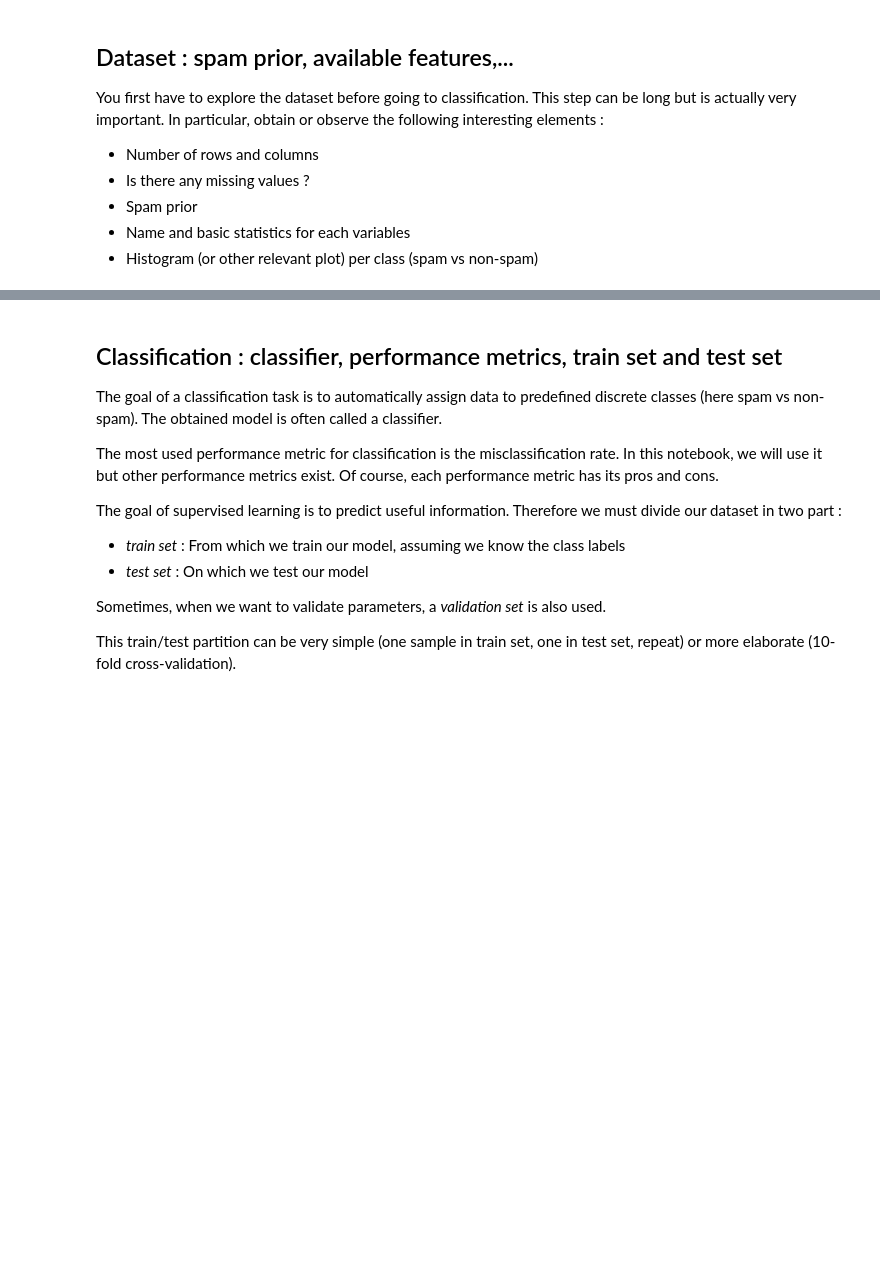
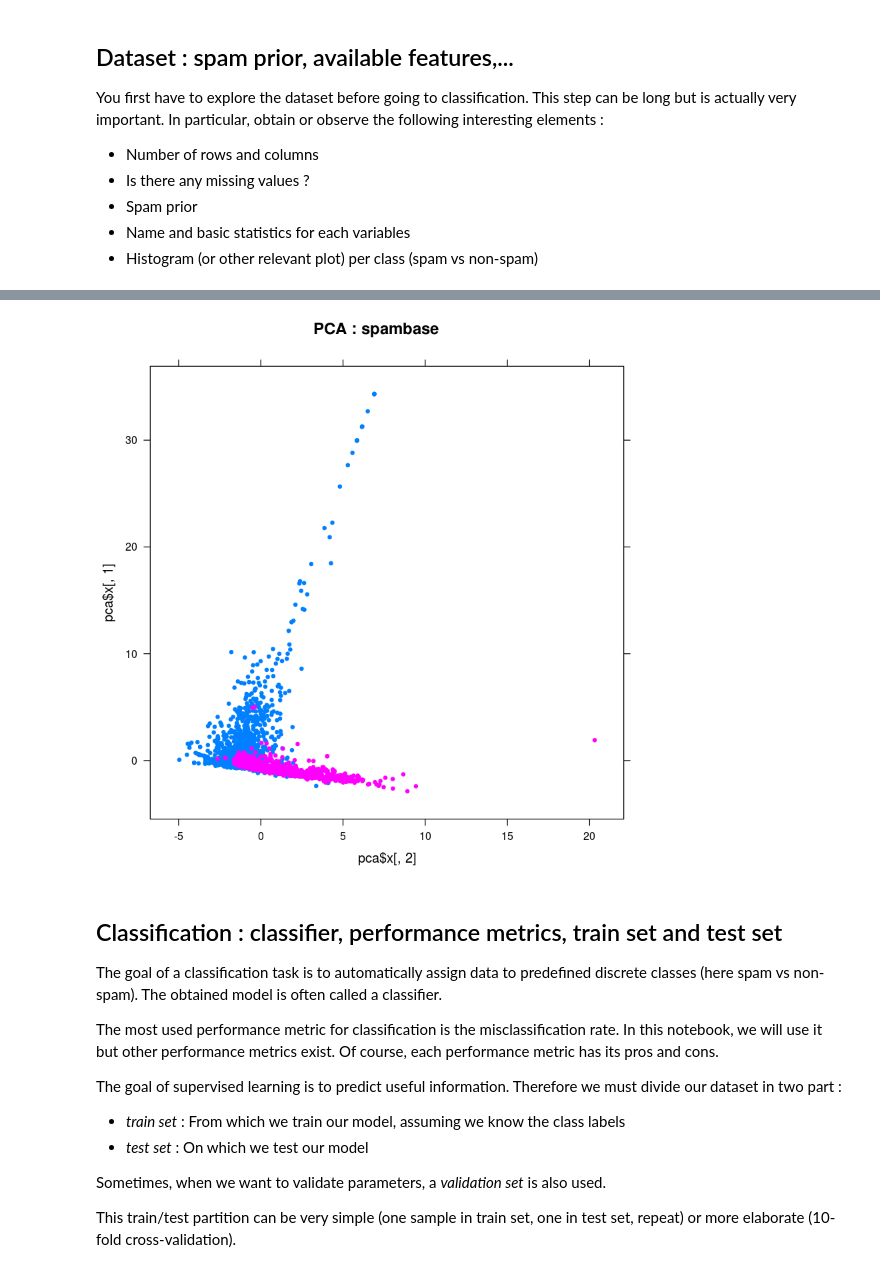
Before and after one commit to jdestefani/StatisticalFoundationsML_INFOF422_1819, a Jupyter notebook: 4_PredictionsTreeBased/4-predictions-tree-based.ipynb, the cells around one changed output, grey strips where cells are left out. Saved outputs shown, nothing was run; the diff lists cells and outputs as text; code cells hidden in the pictures; blank space fills up the shorter version.

```diff
--- a/4_PredictionsTreeBased/4-predictions-tree-based.ipynb
+++ b/4_PredictionsTreeBased/4-predictions-tree-based.ipynb
@@ -121,3 +213,11 @@ You first have to explore the dataset before going to classification. This step
+# %%
+# bonus : PCA
+pca <- prcomp(spambase[, 1:57],center=TRUE,scale.=TRUE,retx=TRUE)
+# install.packages("lattice", repos = "http://cran.rstudio.com")
+library("lattice");
+xyplot(pca$x[,1] ~ pca$x[,2], spambase, groups = spambase$is_spam, pch= 20, main="PCA : spambase")
+# %% [output]
+[figure, added]
 # %% [markdown]
 ## Classification : classifier, performance metrics, train set and test set
 
```
Also changed, not shown: parts of 20 cells of this notebook.
